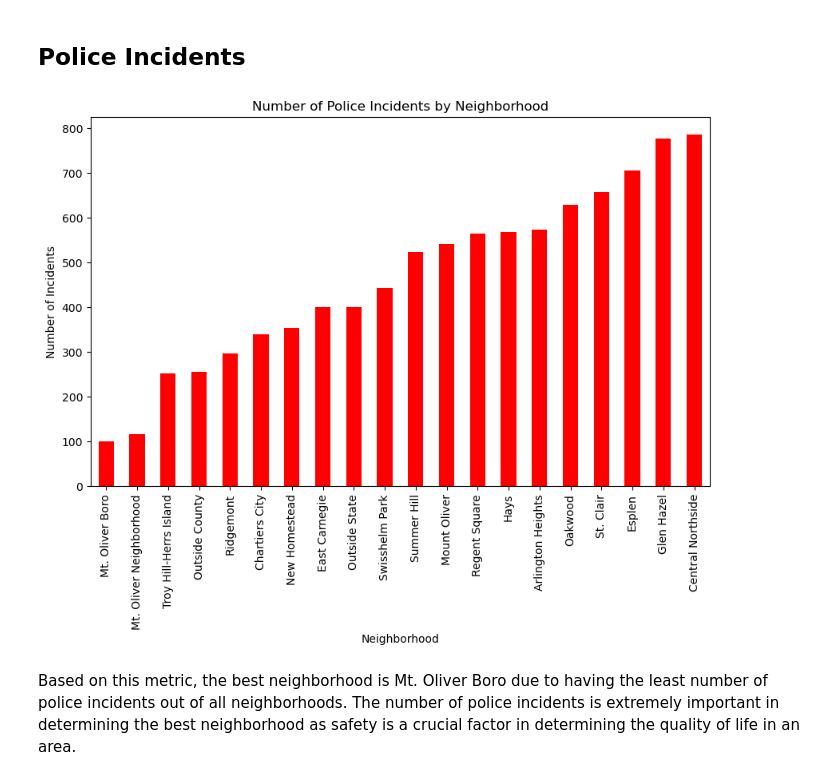
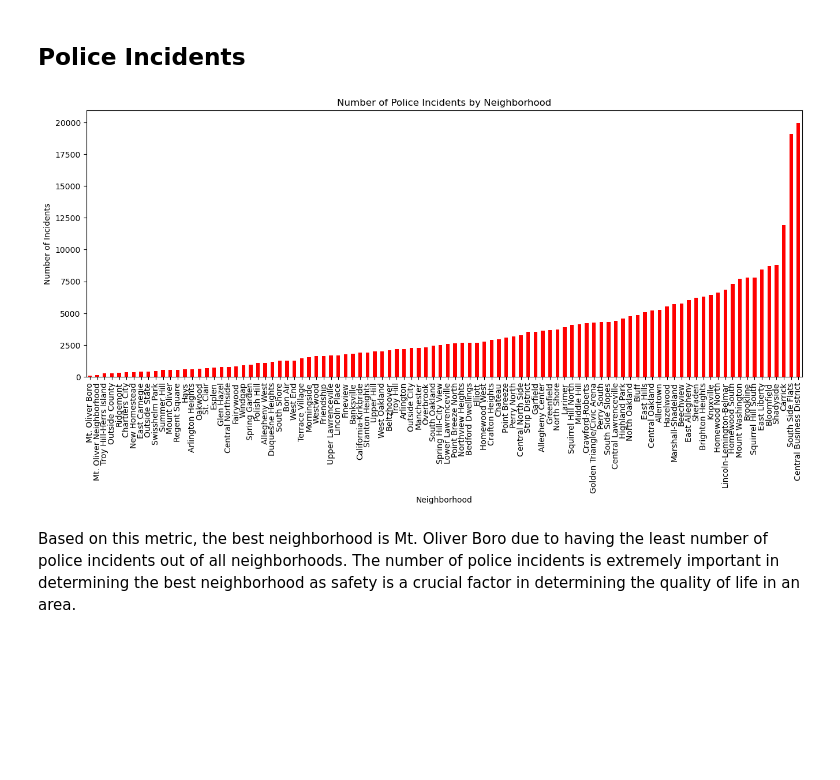
Before and after one commit to JamesW6/BestNeighborhoodProject, a Jupyter notebook: notebooks/ethan.ipynb, the cells around one changed output. Cells and saved outputs as stored; diff of their text form; code cells hidden in the pictures; blank space fills up the shorter version.

```diff
--- a/notebooks/ethan.ipynb
+++ b/notebooks/ethan.ipynb
@@ -6,19 +5,18 @@ import os
 import pandas as pd
 import matplotlib.pyplot as plt
 # %%
-fileLoc=os.path.join("..", "datasets","police_incidents.csv")
-df = pd.read_csv(fileLoc)
-counts = df["INCIDENTNEIGHBORHOOD"].value_counts().nsmallest(20).sort_values()
+df = pd.read_csv("../datasets/police_incidents.csv")
+counts = df["INCIDENTNEIGHBORHOOD"].value_counts().sort_values()
 counts.plot.bar(
-    figsize=(10, 6),
+    figsize=(16, 6),
     title="Number of Police Incidents by Neighborhood",
     xlabel="Neighborhood",
     ylabel ="Number of Incidents",
     rot=90,
     color="red"
 )
 plt.show()
 # %% [output]
-[figure, old version]
+[figure, new version]
 # %% [markdown]
 Based on this metric, the best neighborhood is Mt. Oliver Boro due to having the least number of police incidents out of all neighborhoods. The number of police incidents is extremely important in determining the best neighborhood as safety is a crucial factor in determining the quality of life in an area.
```
Also changed, not shown: parts of 1 cell of this notebook, 2 other files.
